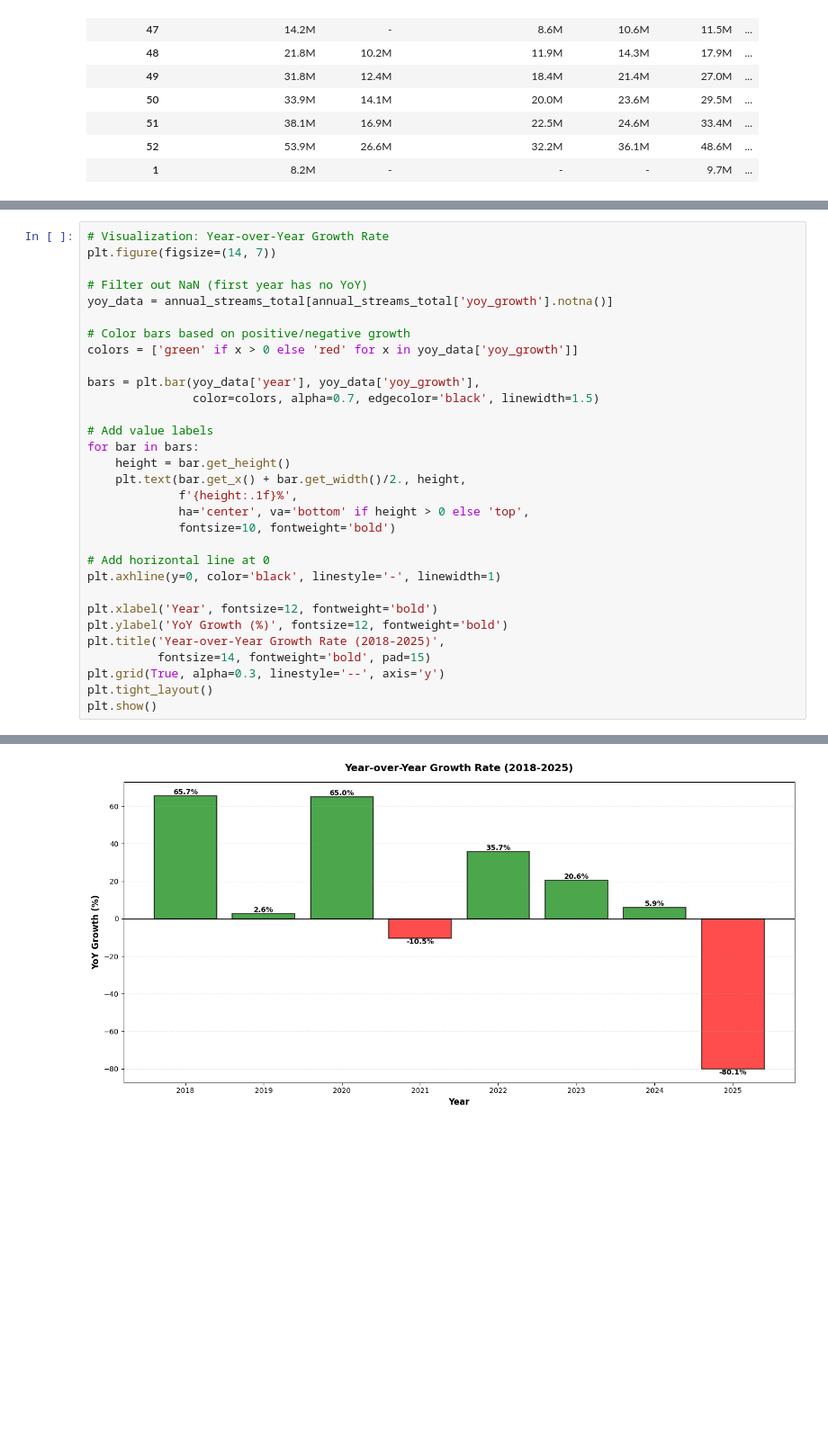
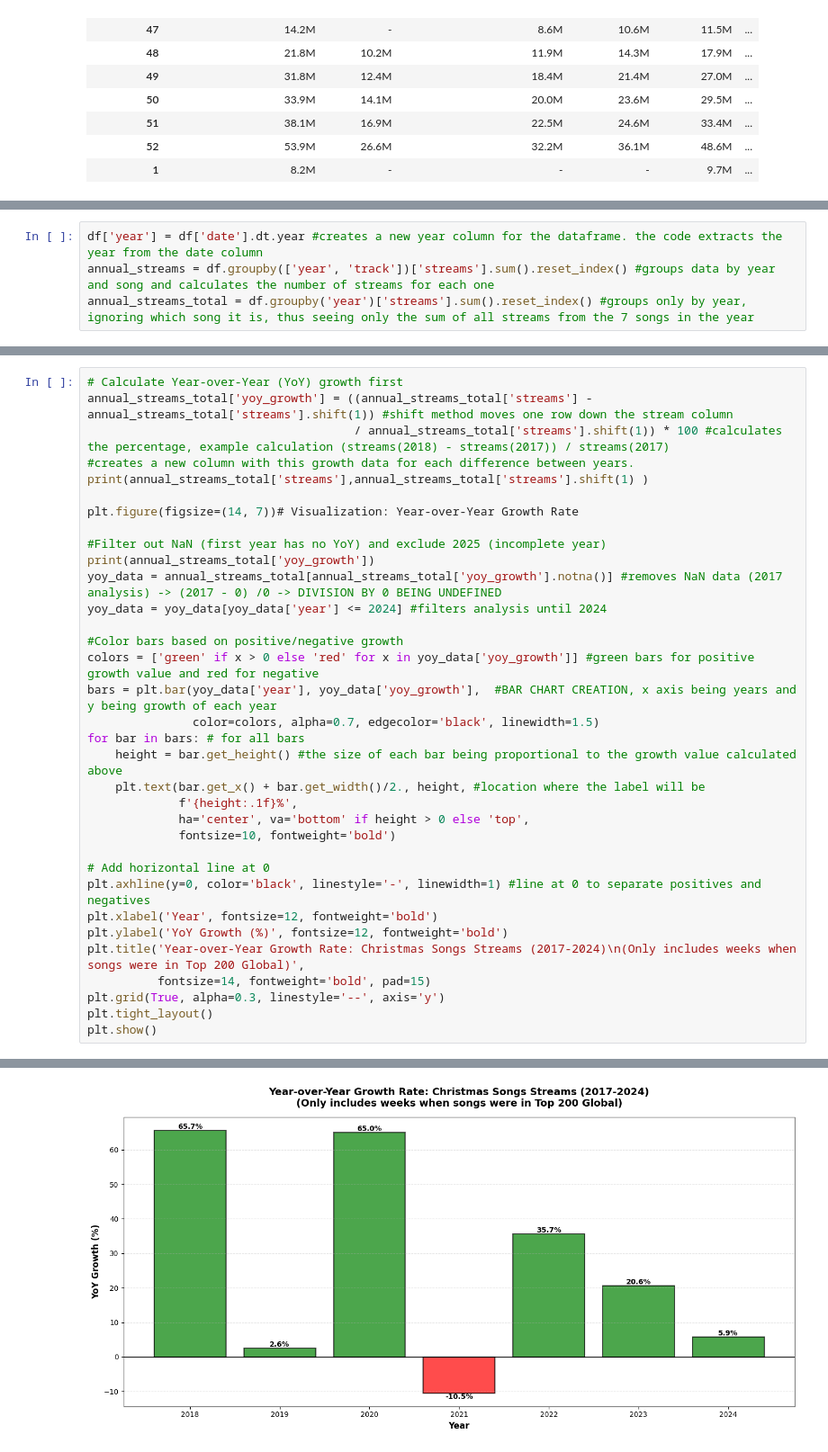
Before and after one commit to JonasSouza871/Christmas_Songs_Spotify_Analysis, a Jupyter notebook: temporal_analysis.ipynb, the cells around one changed output, grey strips where cells are left out. Shown at 90% size. Saved outputs shown, nothing was run; the diff lists cells and outputs as text; blank space fills up the shorter version.

Commit message:
Add annual trend analysis with CAGR, YoY growth, and song evolution visualizations

```diff
--- a/temporal_analysis.ipynb
+++ b/temporal_analysis.ipynb
@@ -261,0 +264,4 @@ Average streams by week for each song (in millions):
+# %%
+df['year'] = df['date'].dt.year #creates a new year column for the dataframe. the code extracts the year from the date column
+annual_streams = df.groupby(['year', 'track'])['streams'].sum().reset_index() #groups data by year and song and calculates the number of streams for each one
+annual_streams_total = df.groupby('year')['streams'].sum().reset_index() #groups only by year, ignoring which song it is, thus seeing only the sum of all streams from the 7 songs in the year
@@ -293,30 +317,33 @@ plt.show()
 # %%
-# Visualization: Year-over-Year Growth Rate
-plt.figure(figsize=(14, 7))
+# Calculate Year-over-Year (YoY) growth first
+annual_streams_total['yoy_growth'] = ((annual_streams_total['streams'] - annual_streams_total['streams'].shift(1)) #shift method moves one row down the stream column
+                                      / annual_streams_total['streams'].shift(1)) * 100 #calculates the percentage, example calculation (streams(2018) - streams(2017)) / streams(2017)
+#creates a new column with this growth data for each difference between years.
+print(annual_streams_total['streams'],annual_streams_total['streams'].shift(1) )
 
-# Filter out NaN (first year has no YoY)
-yoy_data = annual_streams_total[annual_streams_total['yoy_growth'].notna()]
+plt.figure(figsize=(14, 7))# Visualization: Year-over-Year Growth Rate
 
-# Color bars based on positive/negative growth
-colors = ['green' if x > 0 else 'red' for x in yoy_data['yoy_growth']]
+#Filter out NaN (first year has no YoY) and exclude 2025 (incomplete year)
+print(annual_streams_total['yoy_growth'])
+yoy_data = annual_streams_total[annual_streams_total['yoy_growth'].notna()] #removes NaN data (2017 analysis) -> (2017 - 0) /0 -> DIVISION BY 0 BEING UNDEFINED
+yoy_data = yoy_data[yoy_data['year'] <= 2024] #filters analysis until 2024
 
-bars = plt.bar(yoy_data['year'], yoy_data['yoy_growth'],
+#Color bars based on positive/negative growth
+colors = ['green' if x > 0 else 'red' for x in yoy_data['yoy_growth']] #green bars for positive growth value and red for negative
+bars = plt.bar(yoy_data['year'], yoy_data['yoy_growth'],  #BAR CHART CREATION, x axis being years and y being growth of each year
                color=colors, alpha=0.7, edgecolor='black', linewidth=1.5)
-
-# Add value labels
-for bar in bars:
-    height = bar.get_height()
-    plt.text(bar.get_x() + bar.get_width()/2., height,
+for bar in bars: # for all bars
+    height = bar.get_height() #the size of each bar being proportional to the growth value calculated above
+    plt.text(bar.get_x() + bar.get_width()/2., height, #location where the label will be
              f'{height:.1f}%',
              ha='center', va='bottom' if height > 0 else 'top',
              fontsize=10, fontweight='bold')
 
 # Add horizontal line at 0
-plt.axhline(y=0, color='black', linestyle='-', linewidth=1)
-
+plt.axhline(y=0, color='black', linestyle='-', linewidth=1) #line at 0 to separate positives and negatives
 plt.xlabel('Year', fontsize=12, fontweight='bold')
 plt.ylabel('YoY Growth (%)', fontsize=12, fontweight='bold')
-plt.title('Year-over-Year Growth Rate (2018-2025)',
+plt.title('Year-over-Year Growth Rate: Christmas Songs Streams (2017-2024)\n(Only includes weeks when songs were in Top 200 Global)',
           fontsize=14, fontweight='bold', pad=15)
 plt.grid(True, alpha=0.3, linestyle='--', axis='y')
 plt.tight_layout()
@@ -325,2 +369,2 @@ plt.show()
-[figure, old version]
+[figure, new version]
 # %%
```
Also changed, not shown: parts of 5 cells of this notebook.
